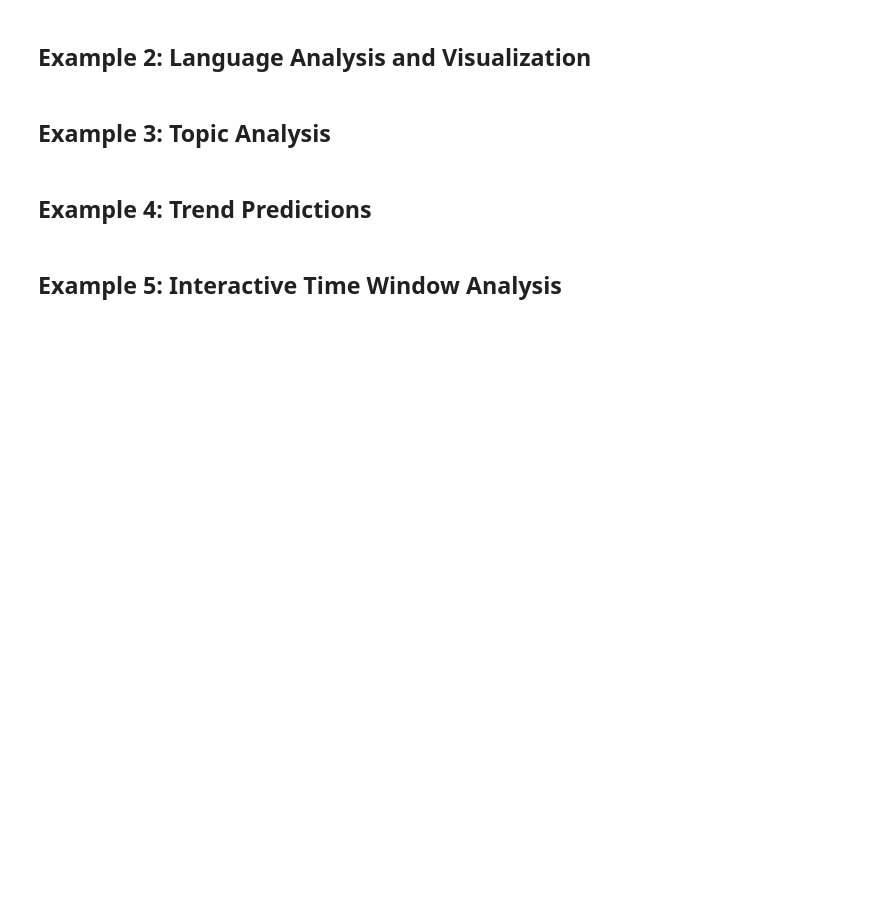
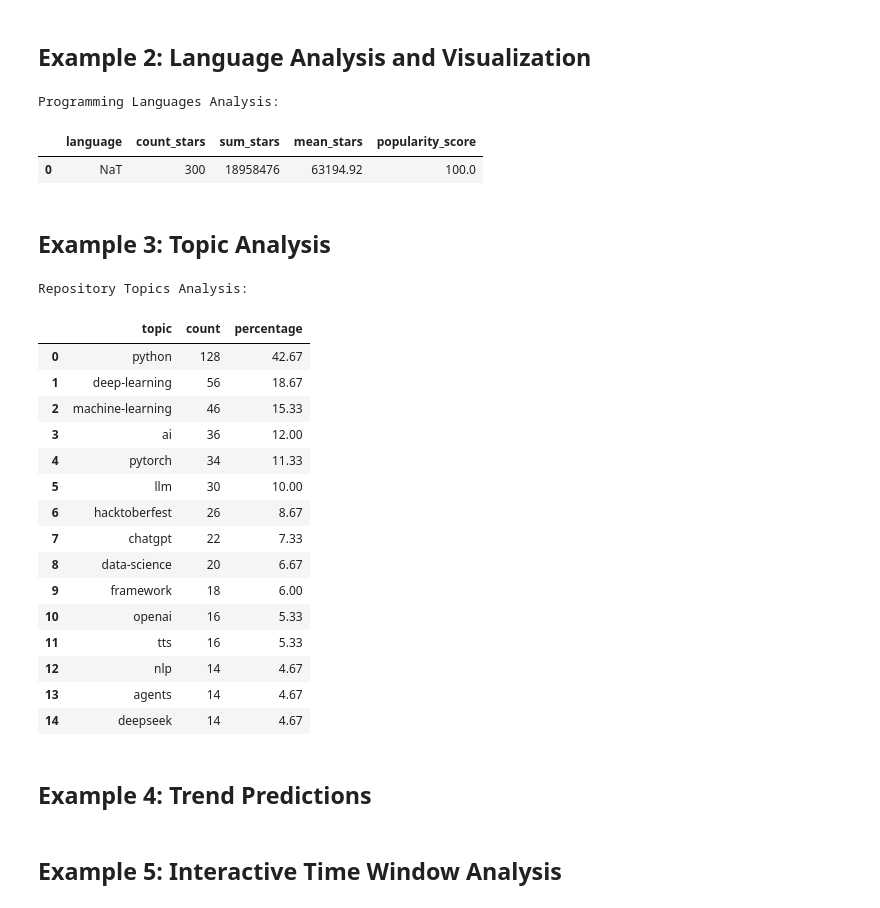
Before and after one commit to ChristianAbele02/GitHub-Repository-Analyzer, a Jupyter notebook: demo/interactive-demo.ipynb, the cells around one changed output. Saved outputs shown, nothing was run; the diff lists cells and outputs as text; code cells hidden in the pictures; blank space fills up the shorter version.

```diff
--- a/demo/interactive-demo.ipynb
+++ b/demo/interactive-demo.ipynb
@@ -125,32 +150,56 @@ if languages:
+# %%
+# Remove rows with missing or invalid language values
+languages = analysis_results.get('languages', [])
+df_languages = pd.DataFrame(languages)
+
+# Display top languages
+print("Programming Languages Analysis:")
+display(df_languages.head(10)[['language', 'count_stars', 'sum_stars', 'mean_stars', 'popularity_score']])
+
+# Use the visualizer's function for plotting
+from github_repository_analyzer.visualizer import VisualizationEngine
+
+visualizer = VisualizationEngine(repositories_data=analyzer.repositories_data)
+fig = visualizer.create_language_popularity_chart(df_languages, top_n=10)
+fig.show()
+# %% [output]
+Programming Languages Analysis:
+|  | language | count_stars | sum_stars | mean_stars | popularity_score |
+| 0 | NaT | 300 | 18958476 | 63194.92 | 100.0 |
 # %% [markdown]
 ## Example 3: Topic Analysis
-# %%
-# Analyze repository topics
-topics = analysis_results.get('topics', [])
-
-if topics:
-    df_topics = pd.DataFrame(topics)
-
-    print("Repository Topics Analysis:")
-    display(df_topics.head(15))
-
-    # Create topic visualization
-    plt.figure(figsize=(12, 8))
-
-    top_20_topics = df_topics.head(20)
-    plt.barh(range(len(top_20_topics)), top_20_topics['count'])
-    plt.xlabel('Number of Repositories')
-    plt.ylabel('Topics')
-    plt.title('Top 20 Repository Topics')
-    plt.yticks(range(len(top_20_topics)), top_20_topics['topic'])
-    plt.gca().invert_yaxis()
-
-    # Add percentage labels
-    for i, (count, percentage) in enumerate(zip(top_20_topics['count'], top_20_topics['percentage'])):
-        plt.text(count + 0.5, i, f'{percentage:.1f}%', va='center')
-
-    plt.tight_layout()
-    plt.show()
+# %%
+# Analyze repository topics
+from github_repository_analyzer.visualizer import VisualizationEngine
+
+topics = analysis_results.get('topics', [])
+
+if topics:
+    df_topics = pd.DataFrame(topics)
+    print("Repository Topics Analysis:")
+    display(df_topics.head(15))
+
+    visualizer = VisualizationEngine(repositories_data=analyzer.repositories_data)
+    fig = visualizer.create_topic_distribution_chart(df_topics, top_n=20)
+    fig.show()
+# %% [output]
+Repository Topics Analysis:
+|  | topic | count | percentage |
+| 0 | python | 128 | 42.67 |
+| 1 | deep-learning | 56 | 18.67 |
+| 2 | machine-learning | 46 | 15.33 |
+| 3 | ai | 36 | 12.00 |
+| 4 | pytorch | 34 | 11.33 |
+| 5 | llm | 30 | 10.00 |
+| 6 | hacktoberfest | 26 | 8.67 |
+| 7 | chatgpt | 22 | 7.33 |
+| 8 | data-science | 20 | 6.67 |
+| 9 | framework | 18 | 6.00 |
+| 10 | openai | 16 | 5.33 |
+| 11 | tts | 16 | 5.33 |
+| 12 | nlp | 14 | 4.67 |
+| 13 | agents | 14 | 4.67 |
+| 14 | deepseek | 14 | 4.67 |
 # %% [markdown]
 ## Example 4: Trend Predictions
 # %%
```
Also changed, not shown: parts of 7 cells of this notebook, 20 other files.
